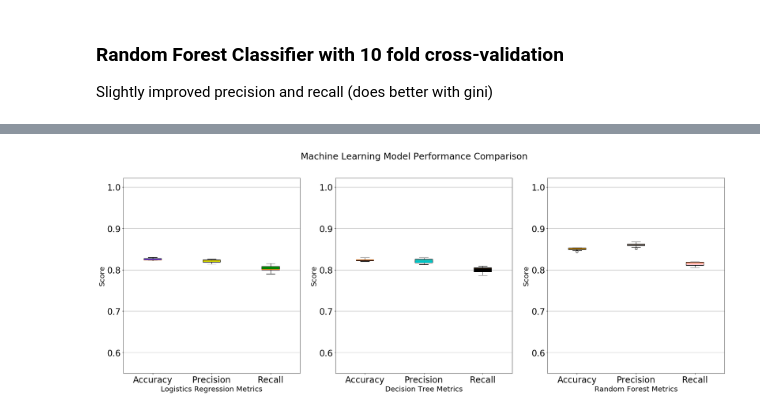
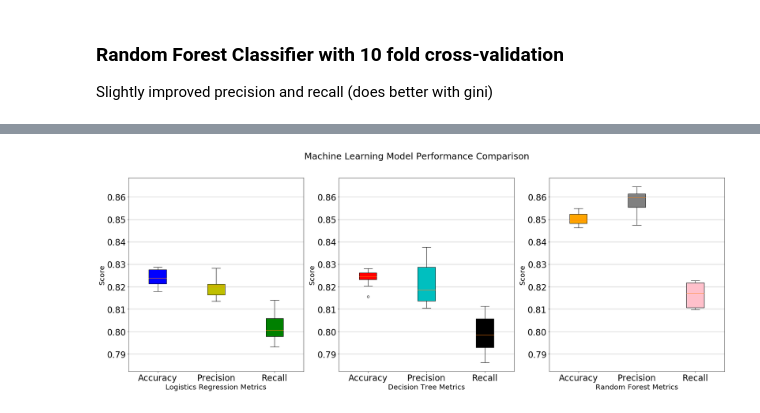
Before and after one commit to alsabay/HeartDiseasePrediction, a Jupyter notebook: HeartDiseasePrediction.ipynb, the cells around one changed output, grey strips where cells are left out. Drawn from its saved outputs; the diff is of its cells as text; code cells hidden in the pictures.

```diff
--- a/HeartDiseasePrediction.ipynb
+++ b/HeartDiseasePrediction.ipynb
@@ -574,7 +574,7 @@ for train_indices, test_indices in cv_object.split(Xall,yall):
         plt.xlabel('Predicted label')
 
     # Compute confusion matrix
-    class_names = ['heart_disease', 'no_heart_disease']
+    class_names = ['no_heart_disease','heart_disease']
     cnf_matrix = confusion_matrix(y_test, y_pred)
 
     np.set_printoptions(precision=2)
@@ -762,7 +762,7 @@ for train_indices, test_indices in cv_object.split(Xall,yall):
         plt.xlabel('Predicted label')
 
     # Compute confusion matrix
-    class_names = ['heart_disease', 'no_heart_disease']
+    class_names = ['no_heart_disease','heart_disease']
     cnf_matrix = confusion_matrix(y_test, y_pred)
 
     np.set_printoptions(precision=2)
@@ -941,7 +941,7 @@ for train_indices, test_indices in cv_object.split(Xall,yall):
         plt.xlabel('Predicted label')
 
     # Compute confusion matrix
-    class_names = ['heart_disease', 'no_heart_disease']
+    class_names = ['no_heart_disease','heart_disease']
     cnf_matrix = confusion_matrix(y_test, y_pred)
 
     np.set_printoptions(precision=2)
@@ -1040,7 +1040,7 @@ rf_colors = ['orange', 'gray', 'pink']
 fig = plt.figure(figsize=(30,10))
 fig.suptitle('Machine Learning Model Performance Comparison', fontsize=25)
 # Logistics regression plot
-a = fig.add_subplot(1,3,1, sharey=c)
+a = fig.add_subplot(1,3,1)
 a.tick_params(axis = 'both', which = 'major', labelsize = 24)
 lr_bplot = a.boxplot(lr_bplot, labels=labels,
                   vert=True, patch_artist=True)
@@ -1061,31 +1061,31 @@ b = fig.add_subplot(1,3,2, sharey=a)
 b.tick_params(axis = 'both', which = 'major', labelsize = 24)
 dt_bplot = b.boxplot(dt_bplot, labels=labels,
                   vert=True, patch_artist=True)
 # color the boxes
 for bp in dt_bplot:
     for patch, color in zip(dt_bplot['boxes'], dt_colors):
         patch.set_facecolor(color)
 
 
 b.yaxis.grid(True)
 b.set_xlabel('Decision Tree Metrics',fontsize=20)
 b.set_ylabel('Score',fontsize=20)
 
 # random forest plot
 c = fig.add_subplot(1,3,3, sharey=b)
 c.tick_params(axis = 'both', which = 'major', labelsize = 24)
 rf_bplot = c.boxplot(rf_bplot, labels=labels,
                   vert=True, patch_artist=True)
 # color the boxes
 for bp in rf_bplot:
     for patch, color in zip(rf_bplot['boxes'], rf_colors):
         patch.set_facecolor(color)
 
 
 c.yaxis.grid(True)
 c.set_xlabel('Random Forest Metrics', fontsize=20)
 c.set_ylabel('Score',fontsize=20)
 
 plt.show()
 # %% [output]
-[figure, old version]
+[figure, new version]
```
Also changed, not shown: parts of 3 cells of this notebook.
